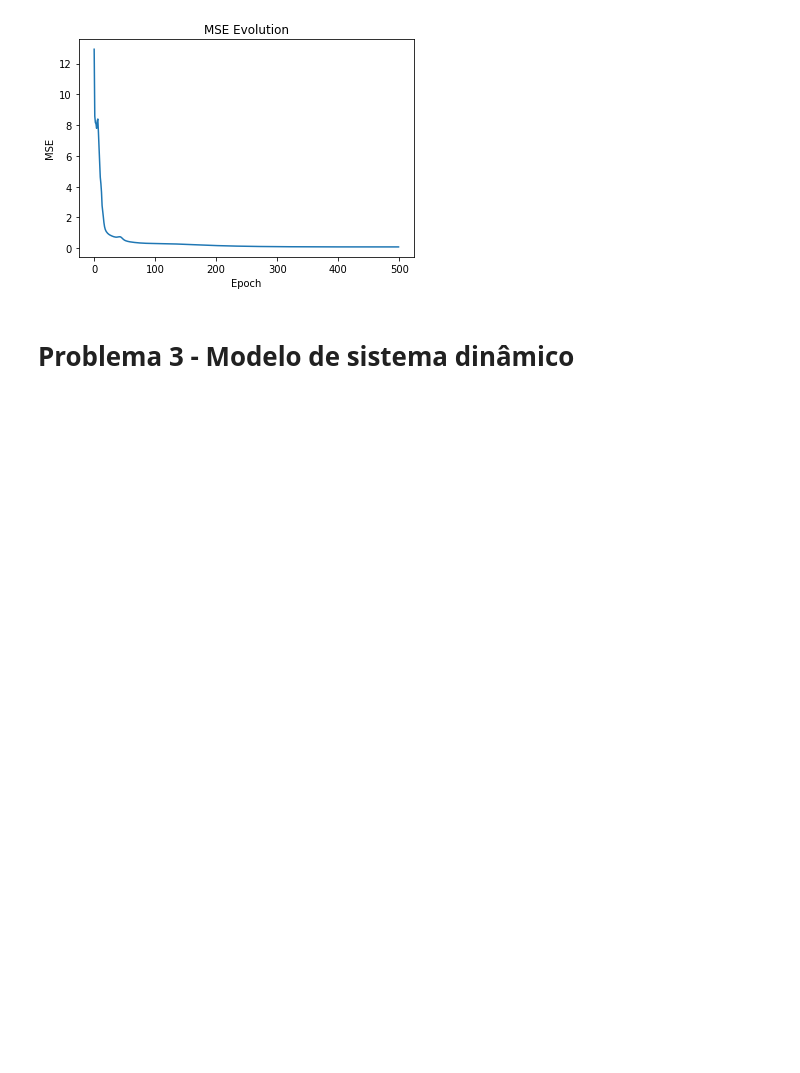
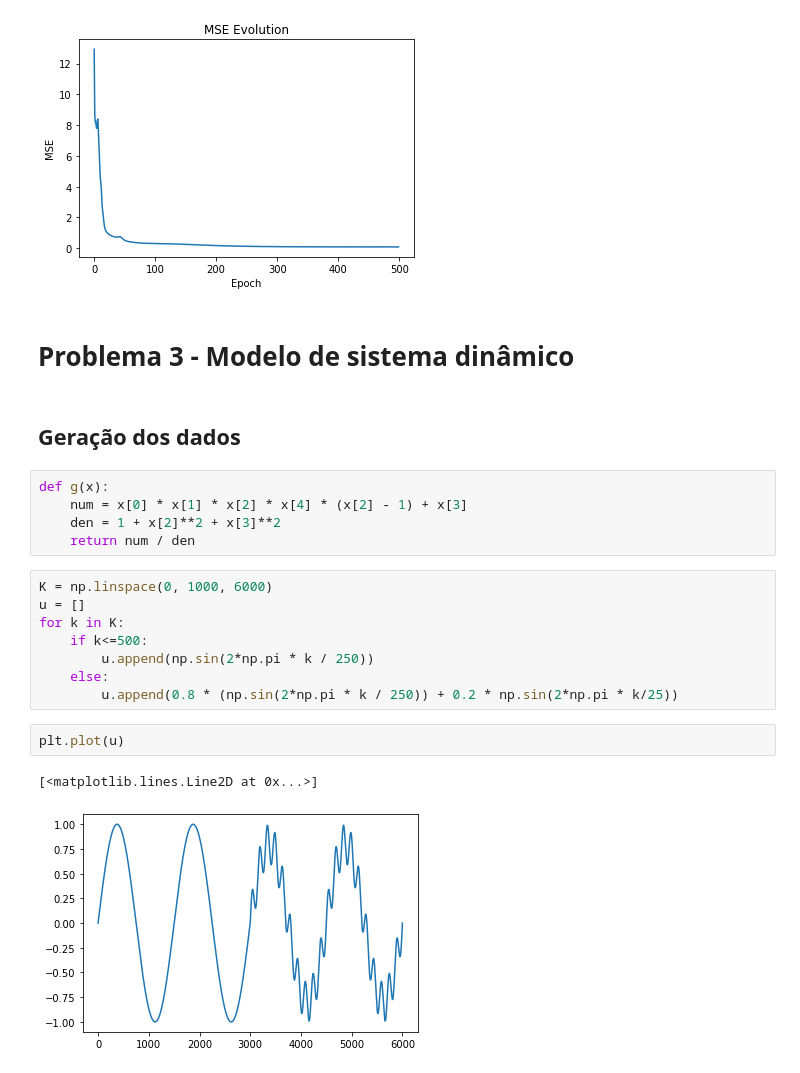
Before and after one commit to vcaitite/fuzzy-systems-exercises, a Jupyter notebook: 6. Anfis/6 - ANFIS.ipynb, the cells around one changed output. Cells and saved outputs as stored; diff of their text form; blank space fills up the shorter version.

```diff
--- a/6. Anfis/6 - ANFIS.ipynb
+++ b/6. Anfis/6 - ANFIS.ipynb
@@ -209,3 +210,23 @@ Text(0, 0.5, 'MSE')
 [figure]
 # %% [markdown]
 # Problema 3 - Modelo de sistema dinâmico
+# %% [markdown]
+##  Geração dos dados
+# %%
+def g(x):
+    num = x[0] * x[1] * x[2] * x[4] * (x[2] - 1) + x[3]
+    den = 1 + x[2]**2 + x[3]**2
+    return num / den
+# %%
+K = np.linspace(0, 1000, 6000)
+u = []
+for k in K:
+    if k<=500:
+        u.append(np.sin(2*np.pi * k / 250))
+    else:
+        u.append(0.8 * (np.sin(2*np.pi * k / 250)) + 0.2 * np.sin(2*np.pi * k/25))
+# %%
+plt.plot(u)
+# %% [output]
+[<matplotlib.lines.Line2D at 0x...>]
+[figure, added]
```
Also changed, not shown: parts of 5 cells of this notebook.
